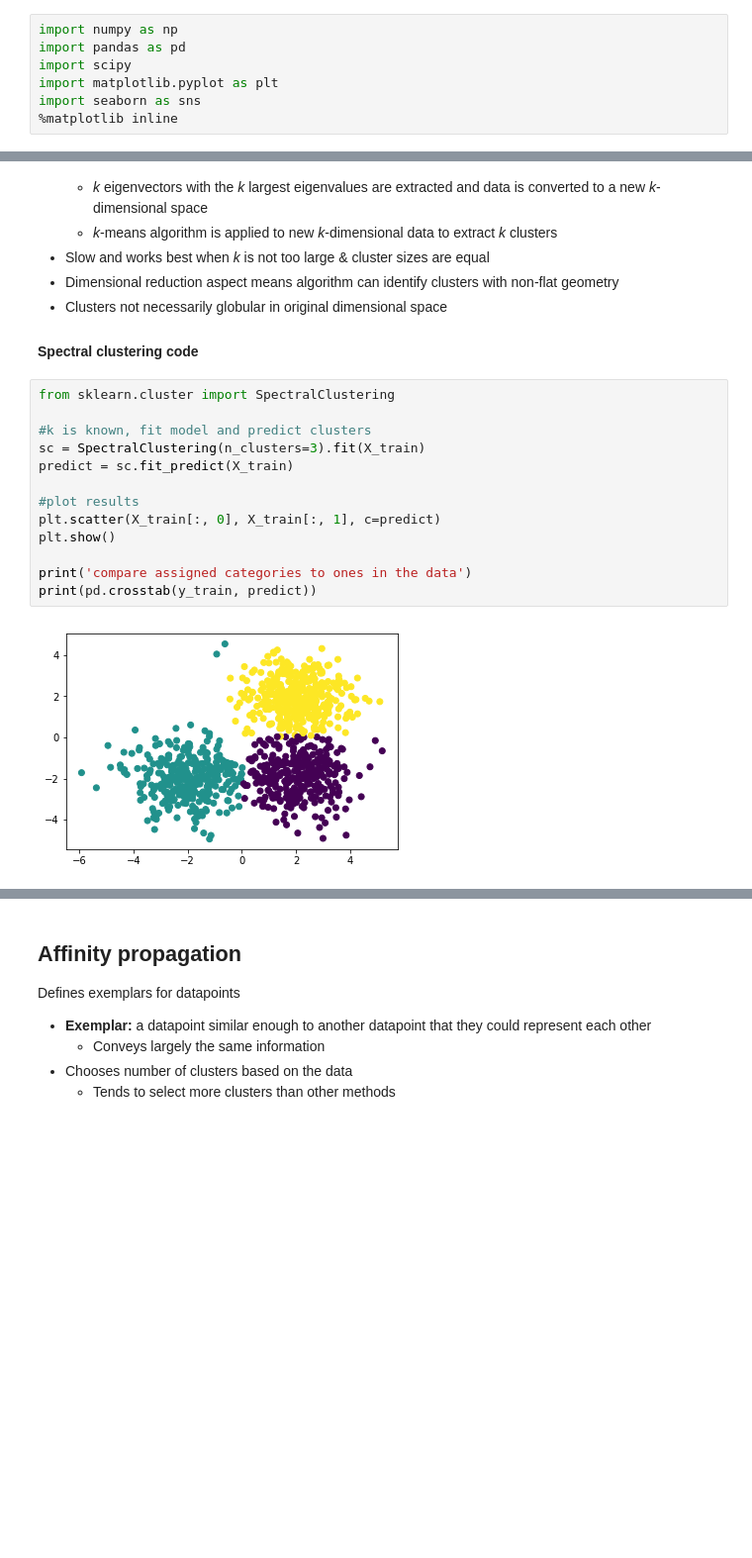
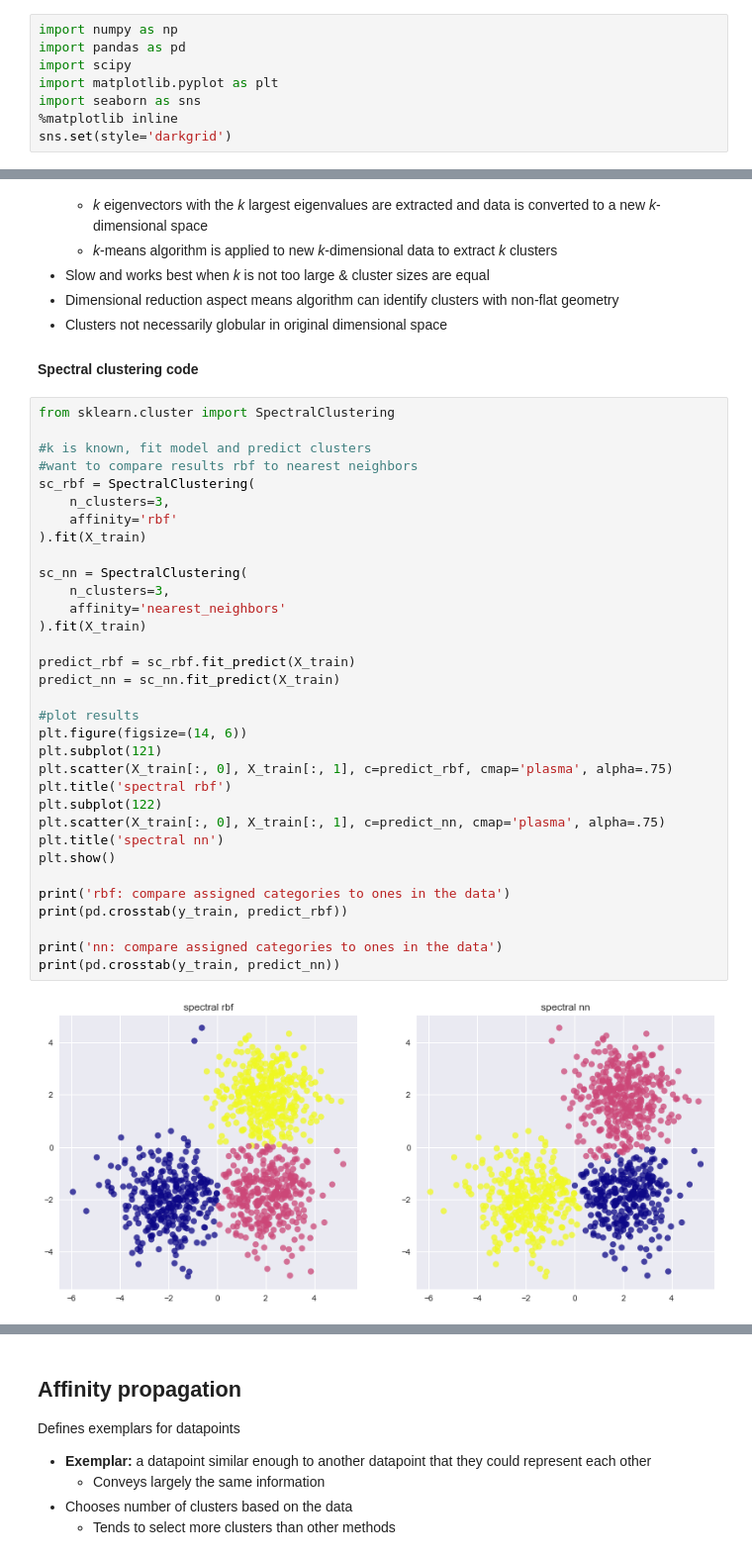
Before and after one commit to brianmcguckin/thinkful_unit_04_unsupervised_learning, a Jupyter notebook: 04_02_03_other_clustering_methods.ipynb, the cells around one changed output, grey strips where cells are left out. Shown at 99% size. Drawn from its saved outputs; the diff is of its cells as text; blank space fills up the shorter version.

```diff
--- a/04_02_03_other_clustering_methods.ipynb
+++ b/04_02_03_other_clustering_methods.ipynb
@@ -5,6 +5,7 @@ import scipy
 import matplotlib.pyplot as plt
 import seaborn as sns
 %matplotlib inline
+sns.set(style='darkgrid')
 # %% [markdown]
 __3 more clustering methods__
 1. Mean-shift
@@ -128,15 +137,35 @@ Measuring affinity (similarity): can provide any kernel function that computes p
 # %%
 from sklearn.cluster import SpectralClustering
 
 #k is known, fit model and predict clusters
-sc = SpectralClustering(n_clusters=3).fit(X_train)
-predict = sc.fit_predict(X_train)
+#want to compare results rbf to nearest neighbors
+sc_rbf = SpectralClustering(
+    n_clusters=3,
+    affinity='rbf'
+).fit(X_train)
+
+sc_nn = SpectralClustering(
+    n_clusters=3,
+    affinity='nearest_neighbors'
+).fit(X_train)
+
+predict_rbf = sc_rbf.fit_predict(X_train)
+predict_nn = sc_nn.fit_predict(X_train)
 
 #plot results
-plt.scatter(X_train[:, 0], X_train[:, 1], c=predict)
+plt.figure(figsize=(14, 6))
+plt.subplot(121)
+plt.scatter(X_train[:, 0], X_train[:, 1], c=predict_rbf, cmap='plasma', alpha=.75)
+plt.title('spectral rbf')
+plt.subplot(122)
+plt.scatter(X_train[:, 0], X_train[:, 1], c=predict_nn, cmap='plasma', alpha=.75)
+plt.title('spectral nn')
 plt.show()
 
-print('compare assigned categories to ones in the data')
-print(pd.crosstab(y_train, predict))
+print('rbf: compare assigned categories to ones in the data')
+print(pd.crosstab(y_train, predict_rbf))
+
+print('nn: compare assigned categories to ones in the data')
+print(pd.crosstab(y_train, predict_nn))
 # %% [output]
-[figure, old version]
+[figure, new version]
```
Also changed, not shown: parts of 11 cells of this notebook.
